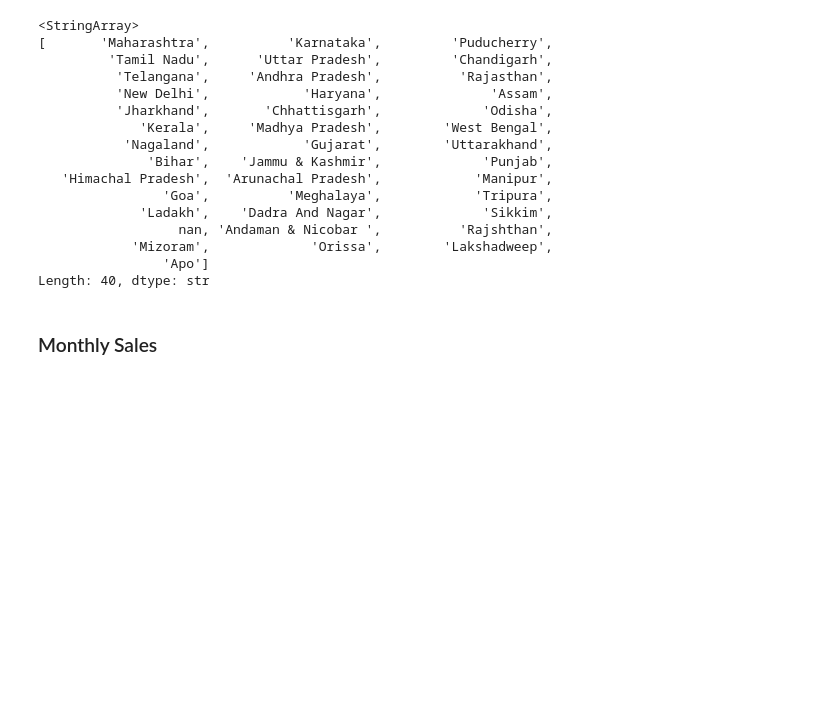
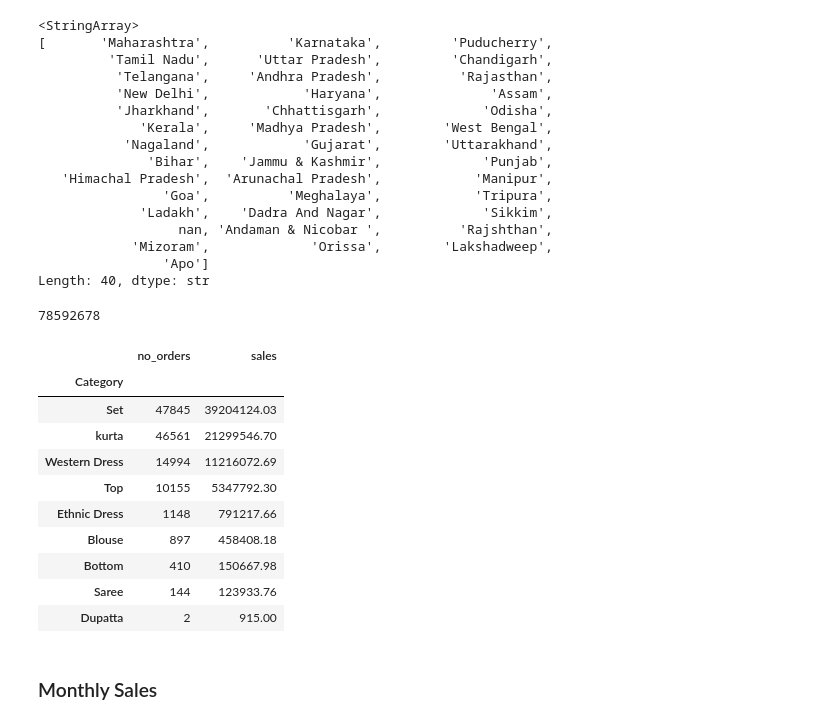
Before and after one commit to RookieCoder12/DevArena-Week-4, a Jupyter notebook: analysis.ipynb, the cells around one changed output. Drawn from its saved outputs; the diff is of its cells as text; code cells hidden in the pictures; blank space fills up the shorter version.

```diff
--- a/analysis.ipynb
+++ b/analysis.ipynb
@@ -149,6 +149,27 @@ df_sales["ship-state"].unique()
             'Mizoram',             'Orissa',        'Lakshadweep',
                 'Apo']
 Length: 40, dtype: str
+# %%
+int(df_sales["Amount"].sum())
+# %% [output]
+78592678
+# %%
+df_sales.groupby("Category").agg(
+    no_orders = ("Order ID", "nunique") ,
+    sales = ("Amount", "sum")
+).sort_values(by="sales", ascending=False)
+# %% [output]
+|  | no_orders | sales |
+| Category |  |  |
+| Set | 47845 | 39204124.03 |
+| kurta | 46561 | 21299546.70 |
+| Western Dress | 14994 | 11216072.69 |
+| Top | 10155 | 5347792.30 |
+| Ethnic Dress | 1148 | 791217.66 |
+| Blouse | 897 | 458408.18 |
+| Bottom | 410 | 150667.98 |
+| Saree | 144 | 123933.76 |
+| Dupatta | 2 | 915.00 |
 # %% [markdown]
 ### Monthly Sales
 # %%
```
